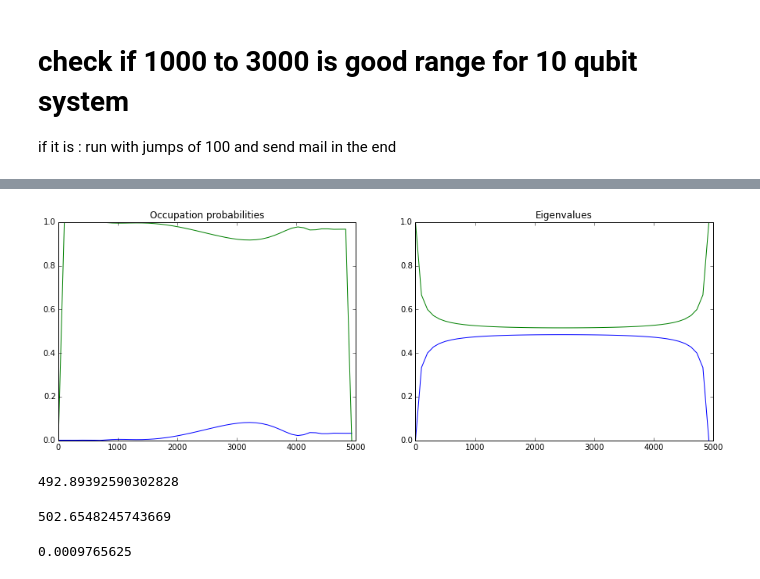
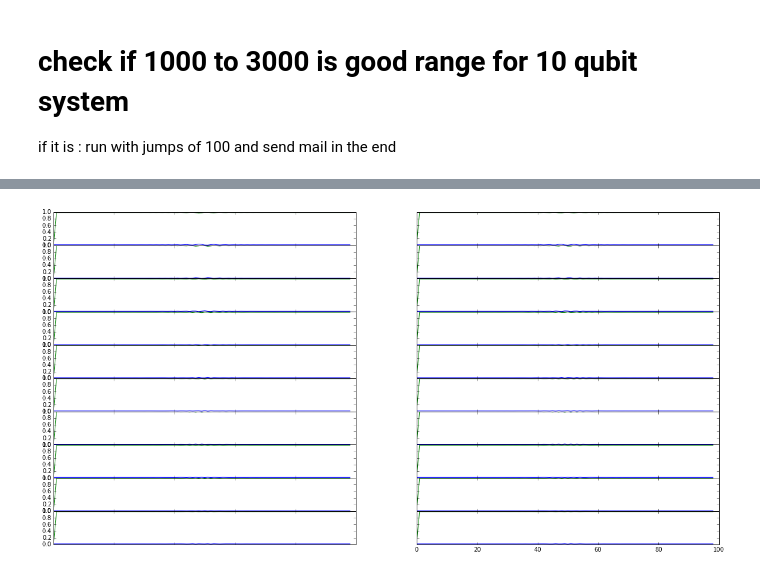
Before and after one commit to oryonatan/qutip, a Jupyter notebook: Roland Simulation.ipynb, the cells around one changed output, grey strips where cells are left out. Saved outputs shown, nothing was run; the diff lists cells and outputs as text; code cells hidden in the pictures.

```diff
--- a/Roland Simulation.ipynb
+++ b/Roland Simulation.ipynb
@@ -262,46 +120,21 @@ plt.show()
-# %%
-options = Options()
-options.nsteps = 100000
-steps= 50
-epsilon = 0.01
-s_one = find_s_one (s_function, N, epsilon)
-tlist = np.linspace(0, s_one, steps)
-
-slist = s_function(np.linspace(0, s_one, steps) , N, epsilon) * s_one
-h_t= [[H_0,'(t_max-t)/t_max'],
-      [H_1, 't/t_max']]
-args = {'t_max':s_one}
-P_mat,EV_mat = LH_tools.simulate_adiabatic_process2(slist, h_t, args ,in_state, False,options)
-f = LH_tools.plot_PandEV(P_mat,EV_mat,tlist)
-plt.show()
-LH_tools.SendMail("High nstepes for small epsilon",
-                 """options = Options()
-options.nsteps = 100000
-steps= 50
-epsilon = 0.01
-s_one = find_s_one (s_function, N, epsilon)
-tlist = np.linspace(0, s_one, steps)
-
-slist = s_function(np.linspace(0, s_one, steps) , N, epsilon) * s_one
-h_t= [[H_0,'(t_max-t)/t_max'],
-      [H_1, 't/t_max']]
-args = {'t_max':s_one}
-P_mat,EV_mat = LH_tools.simulate_adiabatic_process2(slist, h_t, args ,in_state, False,options)
-f = LH_tools.plot_PandEV(P_mat,EV_mat,tlist)
-plt.show()
-                 """,
-                 f)
-# %% [output]
-[figure, removed]
-# %%
-s_one
-# %% [output]
-492.89392590302828
-# %%
-np.pi*np.sqrt(N)/0.2
-# %% [output]
-502.6548245743669
-# %%
-0.03125**2
-# %% [output]
-0.0009765625
+# %%
+plotarr = []
+speed = 0
+f, plotarr = plt.subplots(10,2, sharex=True, sharey=True,figsize=(20,10))
+try:
+    for plot_group in plotarr:
+        for plot in plot_group:
+            plot.plot(P_per_speed[speed][:-1])
+            speed+=1
+except IndexError:
+    pass # ignore
+f.subplots_adjust(hspace=0)
+plt.setp([a.get_xticklabels() for a in f.axes[:-1]], visible=False)
+f.subplots_adjust(hspace=0)
+
+plt.show()
+# LH_tools.SendMail("Tests of 10 qubit using linear time",
+#                  "From T = 1000 to T= 3000 with 100 jumps",
+#                  f)
+# %% [output]
+[figure, added]
```
Also changed, not shown: parts of 46 cells of this notebook, 4 other files.
